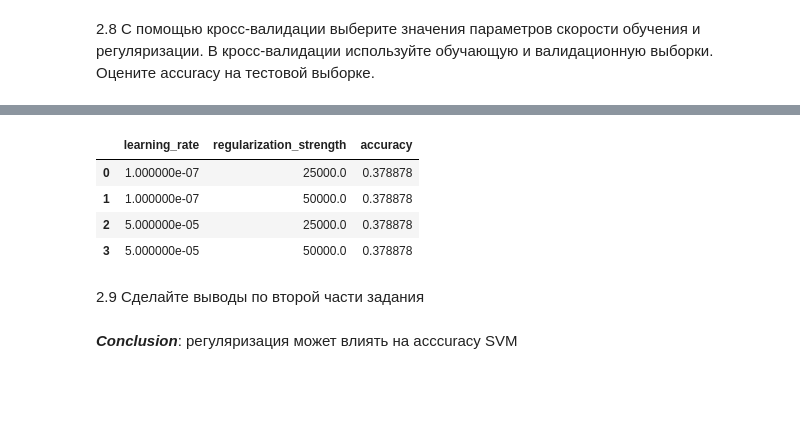
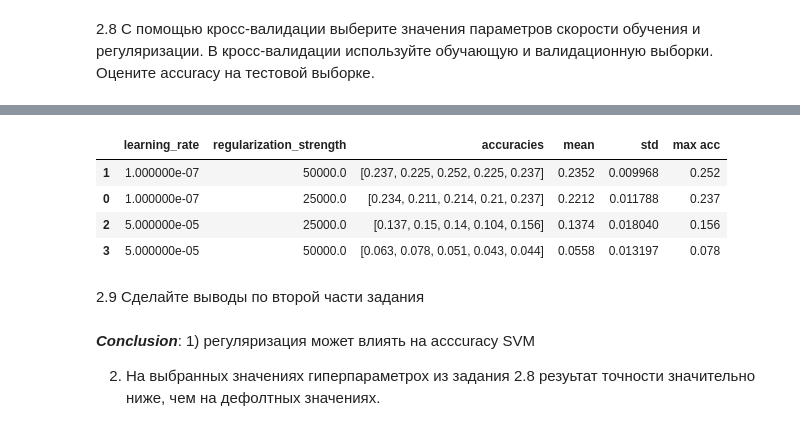
Before and after one commit to DiBoS290699/Neural-Networks-and-Deep-Learning, a Jupyter notebook: Lab1.ipynb, the cells around one changed output, grey strips where cells are left out. Saved outputs shown, nothing was run; the diff lists cells and outputs as text; code cells hidden in the pictures; blank space fills up the shorter version.

```diff
--- a/Lab1.ipynb
+++ b/Lab1.ipynb
@@ -425,7 +413,10 @@ iterations = 5
 scores = {
           "learning_rate": [],
           "regularization_strength": [],
-          "accuracy": []
+          "accuracies": [],
+          "mean": [],
+          "std": [],
+          'max acc': []
         }
 
 for learning_rate in learning_rates:
@@ -437,7 +428,10 @@ for learning_rate in learning_rates:
                           learning_rate=learning_rate,
                           reg=regularization_strength)
             svm_y_val_pred = svm.predict(svm_X_val)
-            acc.append(np.mean(svm_y_train == svm_y_train_pred))
+            acc.append(np.mean(svm_y_val == svm_y_val_pred))
         scores["learning_rate"].append(learning_rate)
         scores["regularization_strength"].append(regularization_strength)
-        scores["accuracy"].append(np.mean(acc))
+        scores["accuracies"].append(acc)
+        scores["mean"].append(np.mean(acc))
+        scores["std"].append(np.std(acc))
+        scores["max acc"].append(np.max(acc))
@@ -465,13 +438,15 @@ for learning_rate in learning_rates:
 # %%
-scores_val = pd.DataFrame(scores)
+scores_val = pd.DataFrame(scores).sort_values(by='mean', ascending=False)
 scores_val
 # %% [output]
-|  | learning_rate | regularization_strength | accuracy |
-| 0 | 1.000000e-07 | 25000.0 | 0.378878 |
-| 1 | 1.000000e-07 | 50000.0 | 0.378878 |
-| 2 | 5.000000e-05 | 25000.0 | 0.378878 |
-| 3 | 5.000000e-05 | 50000.0 | 0.378878 |
+|  | learning_rate | regularization_strength | accuracies | mean | std | max acc |
+| 1 | 1.000000e-07 | 50000.0 | [0.237, 0.225, 0.252, 0.225, 0.237] | 0.2352 | 0.009968 | 0.252 |
+| 0 | 1.000000e-07 | 25000.0 | [0.234, 0.211, 0.214, 0.21, 0.237] | 0.2212 | 0.011788 | 0.237 |
+| 2 | 5.000000e-05 | 25000.0 | [0.137, 0.15, 0.14, 0.104, 0.156] | 0.1374 | 0.018040 | 0.156 |
+| 3 | 5.000000e-05 | 50000.0 | [0.063, 0.078, 0.051, 0.043, 0.044] | 0.0558 | 0.013197 | 0.078 |
 # %% [markdown]
 2.9 Сделайте выводы по второй части задания
 # %% [markdown]
-***Conclusion***: регуляризация может влиять на acccuracy SVM
+***Conclusion***: 1) регуляризация может влиять на acccuracy SVM
+
+2) На выбранных значениях гиперпараметрох из задания 2.8 резуьтат точности значительно ниже, чем на дефолтных значениях.
```
Also changed, not shown: parts of 12 cells of this notebook, 1 other file.
